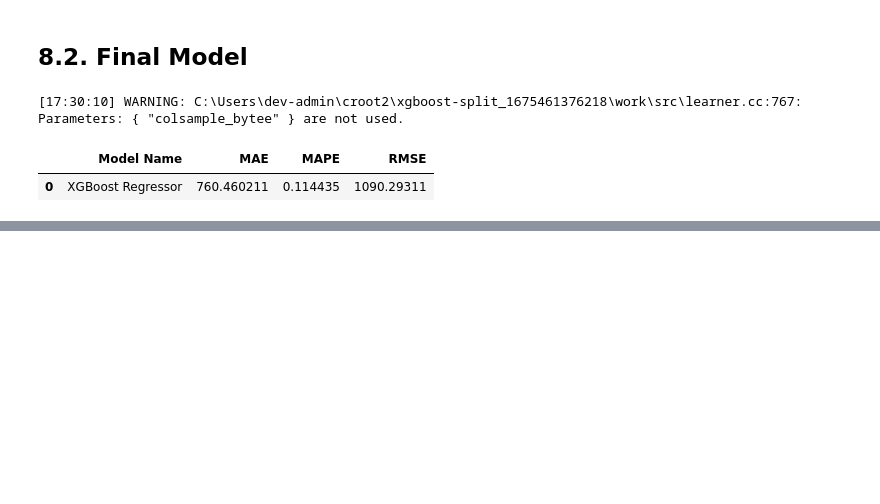
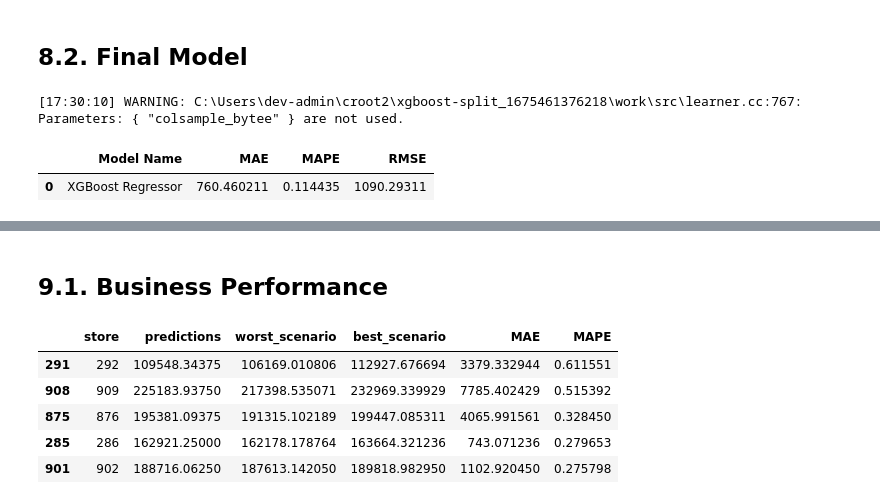
Before and after one commit to MarceloSilv47/rossman_store_sales, a Jupyter notebook: m02_v01_store_sale_prediction.ipynb, the cells around one changed output, grey strips where cells are left out. Saved outputs shown, nothing was run; the diff lists cells and outputs as text; code cells hidden in the pictures; blank space fills up the shorter version.

```diff
--- a/m02_v01_store_sale_prediction.ipynb
+++ b/m02_v01_store_sale_prediction.ipynb
@@ -1186,0 +1206,2 @@ Parameters: { "colsample_bytee" } are not used.
+# %% [markdown]
+ ## 9.1. Business Performance
@@ -1186,0 +1226,9 @@ Parameters: { "colsample_bytee" } are not used.
+# %%
+df92.sort_values( 'MAPE', ascending=False ).head()
+# %% [output]
+|  | store | predictions | worst_scenario | best_scenario | MAE | MAPE |
+| 291 | 292 | 109548.34375 | 106169.010806 | 112927.676694 | 3379.332944 | 0.611551 |
+| 908 | 909 | 225183.93750 | 217398.535071 | 232969.339929 | 7785.402429 | 0.515392 |
+| 875 | 876 | 195381.09375 | 191315.102189 | 199447.085311 | 4065.991561 | 0.328450 |
+| 285 | 286 | 162921.25000 | 162178.178764 | 163664.321236 | 743.071236 | 0.279653 |
+| 901 | 902 | 188716.06250 | 187613.142050 | 189818.982950 | 1102.920450 | 0.275798 |
```
Also changed, not shown: parts of 9 cells of this notebook.
